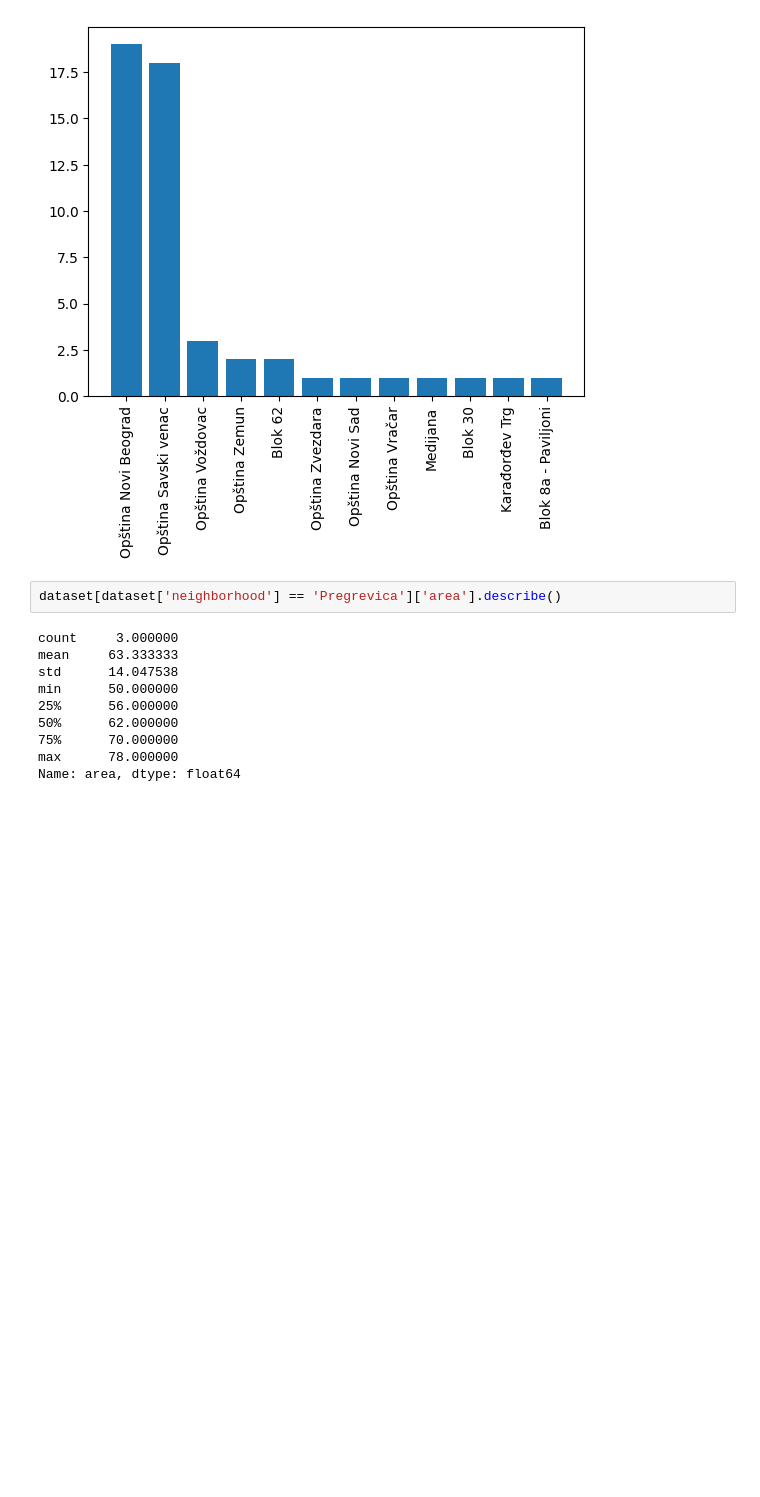
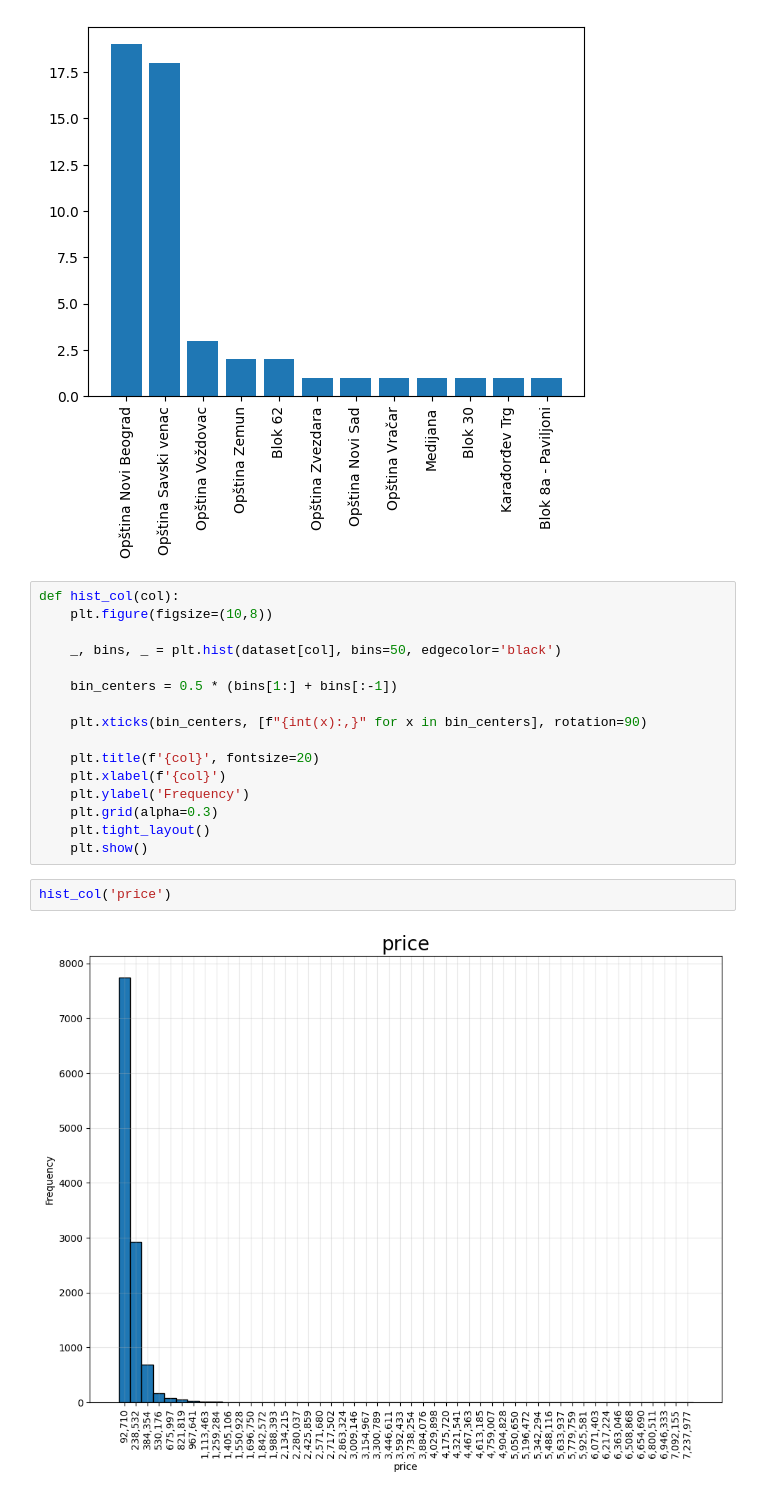
Before and after one commit to dobrosavljevicnenad/DataScience-Apartments, a Jupyter notebook: apartments.ipynb, the cells around one changed output. Drawn from its saved outputs; the diff is of its cells as text; blank space fills up the shorter version.

Commit message:
add plots for exploratory data analysis

```diff
--- a/apartments.ipynb
+++ b/apartments.ipynb
@@ -303,15 +303,23 @@ plt.xticks(rotation= 90)
 plt.show()
 # %% [output]
 [figure]
-# %%
-dataset[dataset['neighborhood'] == 'Pregrevica']['area'].describe()
-# %% [output]
-count     3.000000
-mean     63.333333
-std      14.047538
-min      50.000000
-25%      56.000000
-50%      62.000000
-75%      70.000000
-max      78.000000
-Name: area, dtype: float64
+# %%
+def hist_col(col):
+    plt.figure(figsize=(10,8))
+
+    _, bins, _ = plt.hist(dataset[col], bins=50, edgecolor='black')
+
+    bin_centers = 0.5 * (bins[1:] + bins[:-1])
+
+    plt.xticks(bin_centers, [f"{int(x):,}" for x in bin_centers], rotation=90)
+
+    plt.title(f'{col}', fontsize=20)
+    plt.xlabel(f'{col}')
+    plt.ylabel('Frequency')
+    plt.grid(alpha=0.3)
+    plt.tight_layout()
+    plt.show()
+# %%
+hist_col('price')
+# %% [output]
+[figure, added]
```
Also changed, not shown: parts of 5 cells of this notebook.
